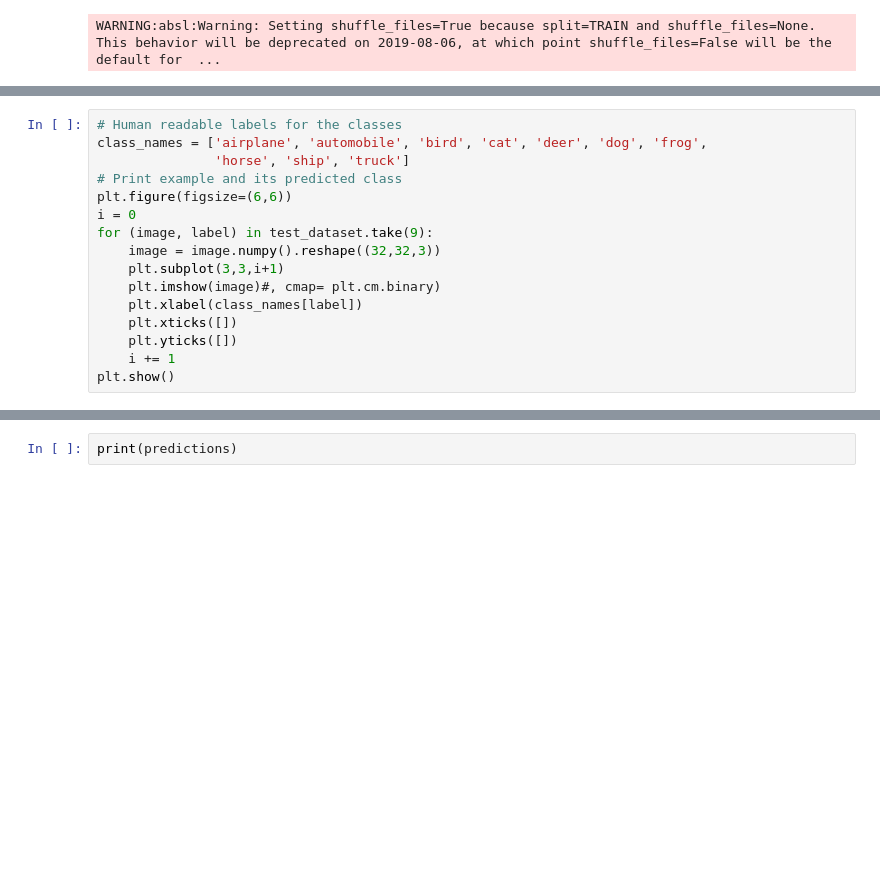
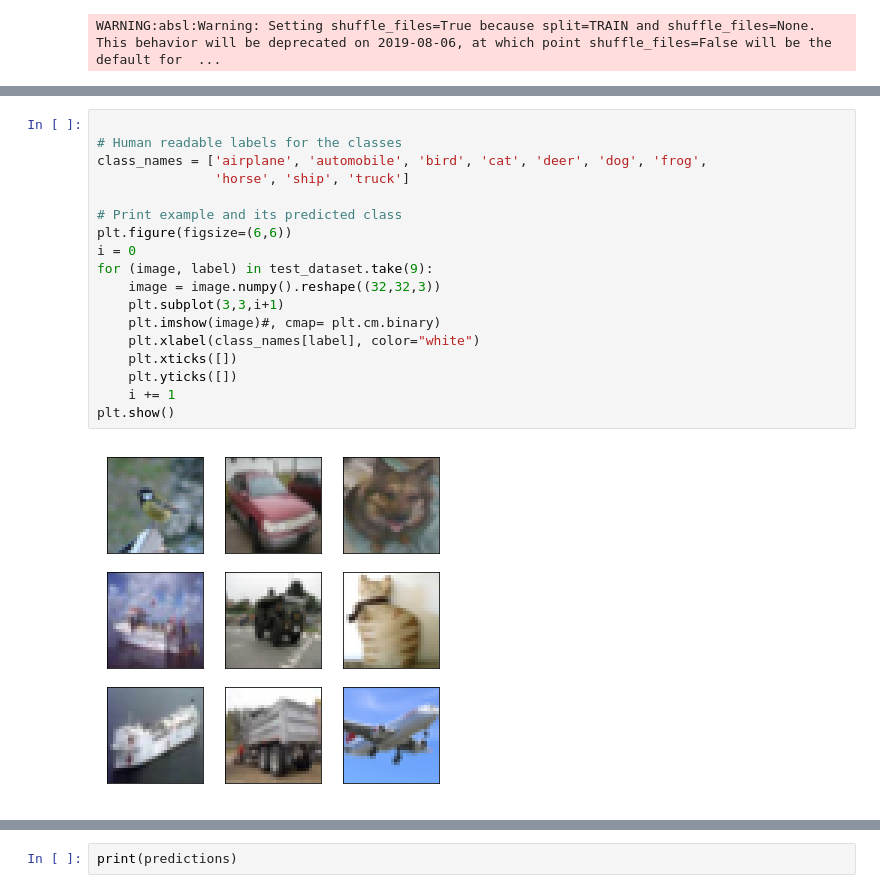
Before and after one commit to erickgrm/deep-learning, a Jupyter notebook: cnnCifar10.ipynb, the cells around one changed output, grey strips where cells are left out. Cells and saved outputs as stored; diff of their text form; blank space fills up the shorter version.

```diff
--- a/cnnCifar10.ipynb
+++ b/cnnCifar10.ipynb
@@ -32,18 +31,22 @@ KeyboardInterrupt:
 # %%
+
 # Human readable labels for the classes
 class_names = ['airplane', 'automobile', 'bird', 'cat', 'deer', 'dog', 'frog',
                'horse', 'ship', 'truck']
+
 # Print example and its predicted class
 plt.figure(figsize=(6,6))
 i = 0
 for (image, label) in test_dataset.take(9):
     image = image.numpy().reshape((32,32,3))
     plt.subplot(3,3,i+1)
     plt.imshow(image)#, cmap= plt.cm.binary)
-    plt.xlabel(class_names[label])
+    plt.xlabel(class_names[label], color="white")
     plt.xticks([])
     plt.yticks([])
     i += 1
 plt.show()
+# %% [output]
+[figure, added]
 # %%
 model = tf.keras.Sequential([
```
Also changed, not shown: parts of 7 cells of this notebook, 1 other file.
